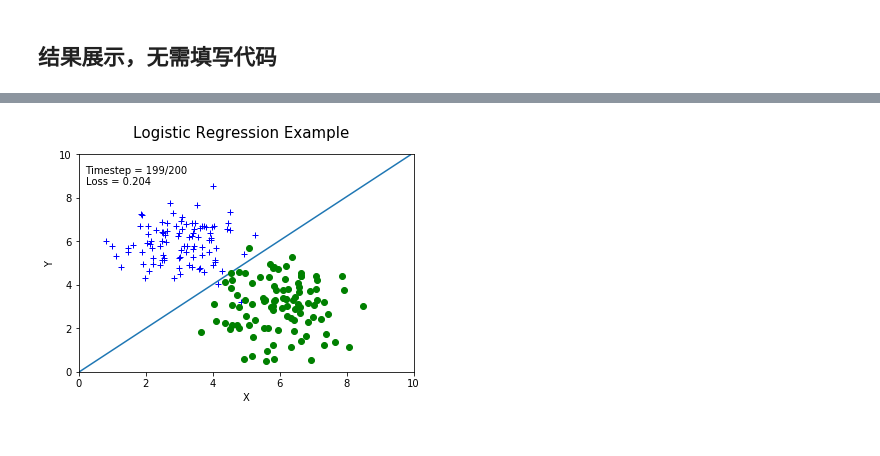
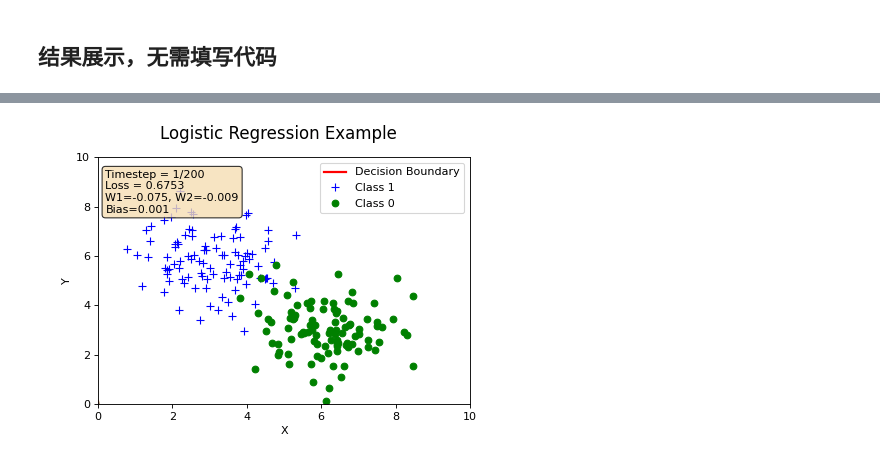
Before and after one commit to zxj-2023/deeplearning, a Jupyter notebook: homework3/logistic_regression-exercise.ipynb, the cells around one changed output, grey strips where cells are left out. Saved outputs shown, nothing was run; the diff lists cells and outputs as text; code cells hidden in the pictures.

```diff
--- a/homework3/logistic_regression-exercise.ipynb
+++ b/homework3/logistic_regression-exercise.ipynb
@@ -83,7 +149,11 @@ if __name__ == '__main__':
     model = LogisticRegression()
     opt = tf.keras.optimizers.SGD(learning_rate=0.01)
     x1, x2, y = list(zip(*data_set))
-    x = list(zip(x1, x2))
+
+    # 将数据转换为 float32 类型的 TensorFlow 张量
+    x = tf.constant(list(zip(x1, x2)), dtype=tf.float32)
+    y = tf.constant(y, dtype=tf.float32)
+
     animation_fram = []
 
     for i in range(200):
@@ -105,7 +175,12 @@ loss: 0.1678     accuracy: 0.985
 # %% [markdown]
 ## 结果展示，无需填写代码
 # %%
+import matplotlib.pyplot as plt
+import matplotlib.animation as animation
+import numpy as np
+from IPython.display import Image, display
 
+# 创建图形和坐标轴
 f, ax = plt.subplots(figsize=(6,4))
 f.suptitle('Logistic Regression Example', fontsize=15)
 plt.ylabel('Y')
@@ -113,37 +188,75 @@ plt.xlabel('X')
 ax.set_xlim(0, 10)
 ax.set_ylim(0, 10)
 
-line_d, = ax.plot([], [], label='fit_line')
-C1_dots, = ax.plot([], [], '+', c='b', label='actual_dots')
-C2_dots, = ax.plot([], [], 'o', c='g' ,label='actual_dots')
+# 初始化绘图元素
+line_d, = ax.plot([], [], 'r-', linewidth=2, label='Decision Boundary')
+C1_dots, = ax.plot([], [], '+', c='b', markersize=8, label='Class 1')
+C2_dots, = ax.plot([], [], 'o', c='g', markersize=6, label='Class 0')
 
+# 设置动画写入器为 pillow（用于生成 GIF）
+plt.rcParams['animation.writer'] = 'pillow'
 
-frame_text = ax.text(0.02, 0.95,'',horizontalalignment='left',verticalalignment='top', transform=ax.transAxes)
-# ax.legend()
+# 添加文本显示当前状态
+frame_text = ax.text(0.02, 0.95, '', horizontalalignment='left',
+                     verticalalignment='top', transform=ax.transAxes,
+                     bbox=dict(boxstyle='round', facecolor='wheat', alpha=0.8))
+
+# 添加图例
+ax.legend(loc='upper right')
 
 def init():
-    line_d.set_data([],[])
-    C1_dots.set_data([],[])
-    C2_dots.set_data([],[])
-    return (line_d,) + (C1_dots,) + (C2_dots,)
+    """初始化动画"""
+    line_d.set_data([], [])
+    C1_dots.set_data([], [])
+    C2_dots.set_data([], [])
+    frame_text.set_text('')
+    return (line_d,) + (C1_dots,) + (C2_dots,) + (frame_text,)
 
 def animate(i):
-    xx = np.arange(10, step=0.1)
-    a = animation_fram[i][0]
-    b = animation_fram[i][1]
-    c = animation_fram[i][2]
-    yy = a/-b * xx +c/-b
-    line_d.set_data(xx, yy)
+    """动画函数"""
+    # 获取当前帧的参数
+    a = animation_fram[i][0]  # W1
+    b = animation_fram[i][1]  # W2
+    c = animation_fram[i][2]  # bias
+    loss = animation_fram[i][3]  # loss
 
+    # 计算决策边界
+    xx = np.arange(0, 10, step=0.1)
+    if abs(b) > 1e-6:  # 避免除零错误
+        yy = -(a * xx + c) / b  # 决策边界方程：ax + by + c = 0 => y = -(ax + c)/b
+        line_d.set_data(xx, yy)
+    else:
+        # 如果 b 接近 0，决策边界是垂直线
+        if abs(a) > 1e-6:
+            x_boundary = -c / a
+            line_d.set_data([x_boundary, x_boundary], [0, 10])
+        else:
+            line_d.set_data([], [])
+
+    # 设置数据点
     C1_dots.set_data(C1[:, 0], C1[:, 1])
     C2_dots.set_data(C2[:, 0], C2[:, 1])
 
-    frame_text.set_text('Timestep = %.1d/%.1d\nLoss = %.3f' % (i, len(animation_fram), animation_fram[i][3]))
+    # 更新文本信息
+    frame_text.set_text('Timestep = %d/%d\nLoss = %.4f\nW1=%.3f, W2=%.3f\nBias=%.3f' %
+                       (i+1, len(animation_fram), loss, a, b, c))
 
-    return (line_d,) + (C1_dots,) + (C2_dots,)
+    return (line_d,) + (C1_dots,) + (C2_dots,) + (frame_text,)
 
+# 创建动画
+print("正在创建动画...")
 anim = animation.FuncAnimation(f, animate, init_func=init,
-                               frames=len(animation_fram), interval=30, blit=True)
+                               frames=len(animation_fram), interval=100, blit=True, repeat=True)
 
-HTML(anim.to_html5_video())
+# 保存为 GIF
+print("正在保存 GIF 文件...")
+anim.save('logistic_regression_animation.gif', writer='pillow', fps=10, dpi=80)
+print("GIF 文件已保存为: logistic_regression_animation.gif")
+
+# 在 Jupyter 中显示 GIF
+print("显示动画:")
+display(Image('logistic_regression_animation.gif'))
+
+# 关闭图形以释放内存
+plt.close(f)
 # %% [output]
@@ -151 +267 @@ HTML(anim.to_html5_video())
-[figure, old version]
+[figure, new version]
```
Also changed, not shown: parts of 4 cells of this notebook, 4 other files.
